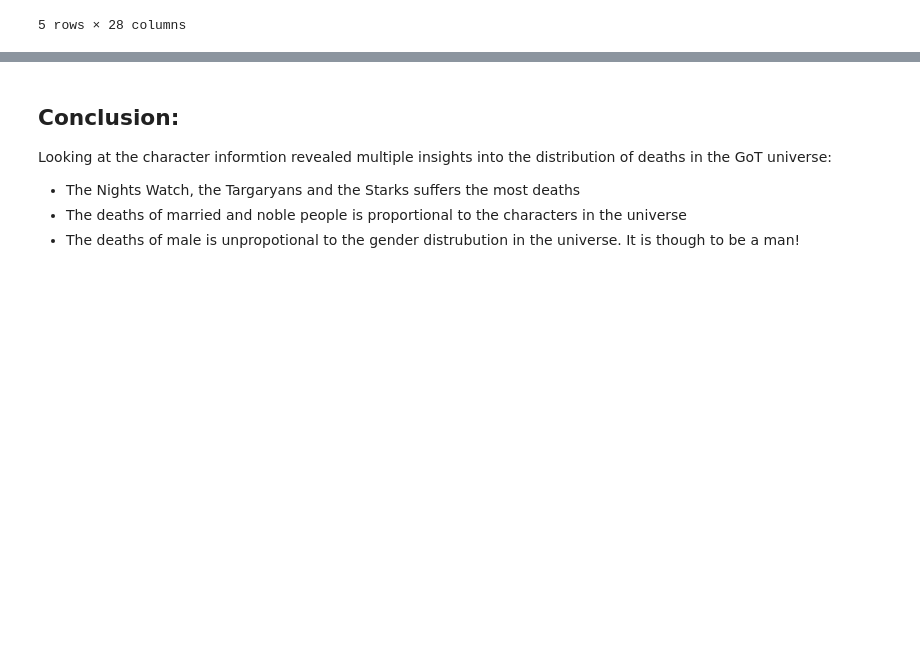
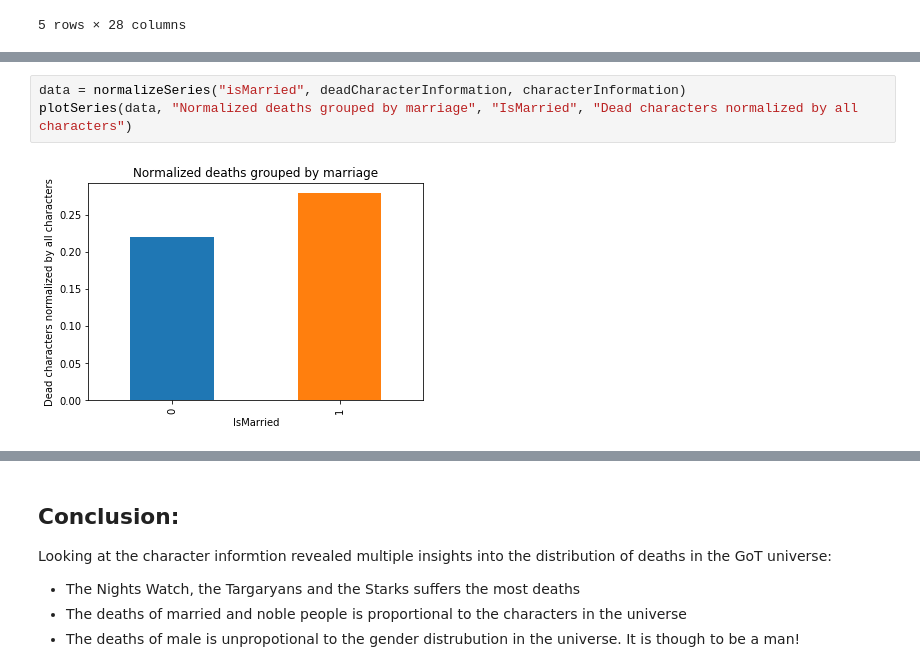
Before and after one commit to jhhcons/GoT-Analysis, a Jupyter notebook: GoT Analysis.ipynb, the cells around one changed output, grey strips where cells are left out. Drawn from its saved outputs; the diff is of its cells as text; blank space fills up the shorter version.

```diff
--- a/GoT Analysis.ipynb
+++ b/GoT Analysis.ipynb
@@ -205,0 +191,5 @@ grouped.plot(kind="bar", title="Deaths grouped by popularity normalized by gener
+# %%
+data = normalizeSeries("isMarried", deadCharacterInformation, characterInformation)
+plotSeries(data, "Normalized deaths grouped by marriage", "IsMarried", "Dead characters normalized by all characters")
+# %% [output]
+[figure, added]
```
Also changed, not shown: parts of 15 cells of this notebook.
